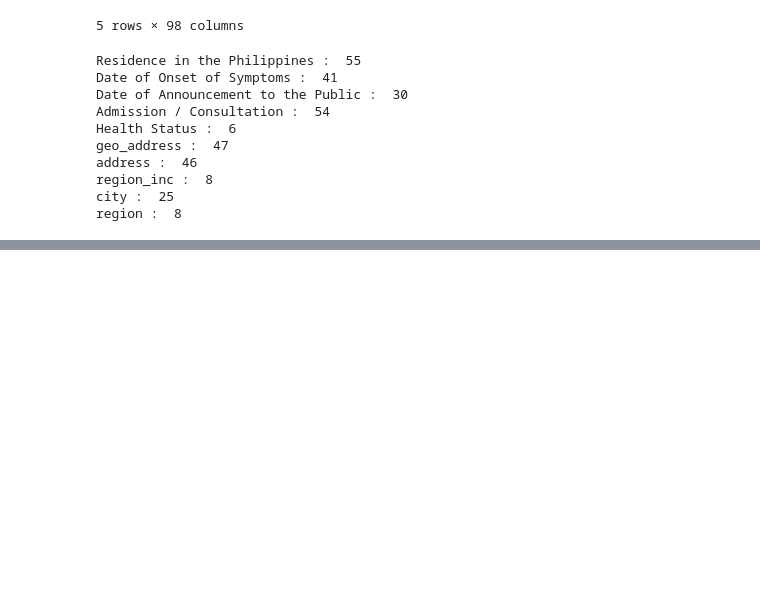
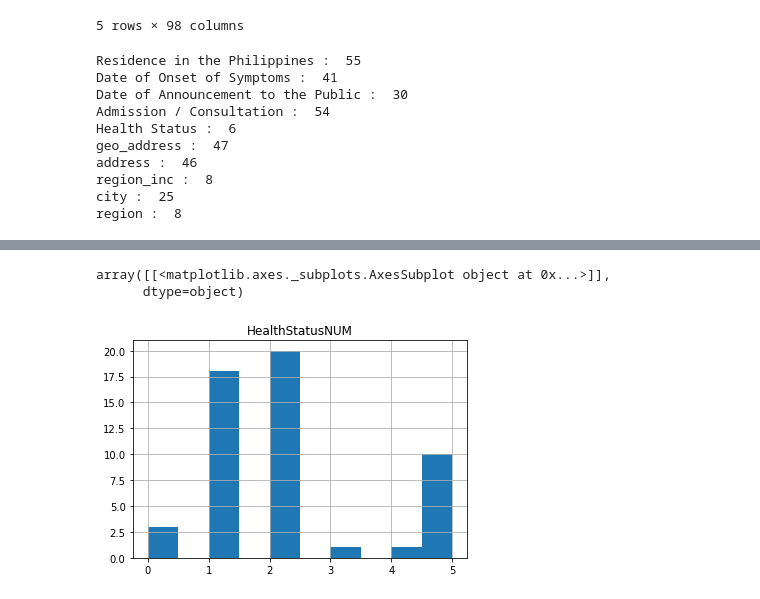
Before and after one commit to angelaaaateng/ML_COVID_PREDICTION, a Jupyter notebook: lauren_modeling.ipynb, the cells around one changed output, grey strips where cells are left out. Cells and saved outputs as stored; diff of their text form; code cells hidden in the pictures; blank space fills up the shorter version.

```diff
--- a/lauren_modeling.ipynb
+++ b/lauren_modeling.ipynb
@@ -127,0 +186,6 @@ region :  8
+# %%
+test.hist(column='HealthStatusNUM')
+# %% [output]
+array([[<matplotlib.axes._subplots.AxesSubplot object at 0x...>]],
+      dtype=object)
+[figure, added]
```
Also changed, not shown: parts of 7 cells of this notebook.
